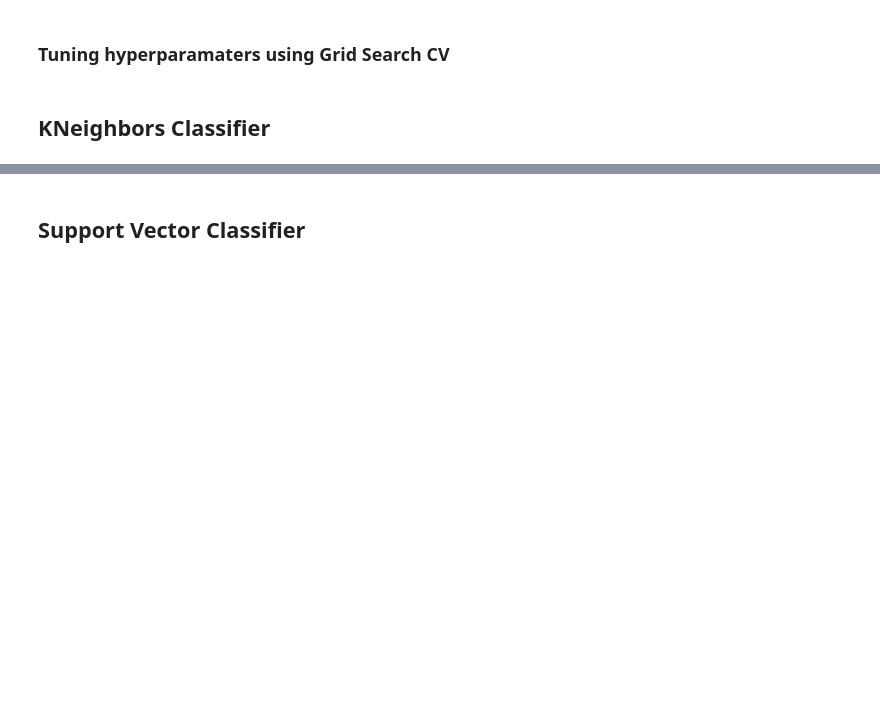
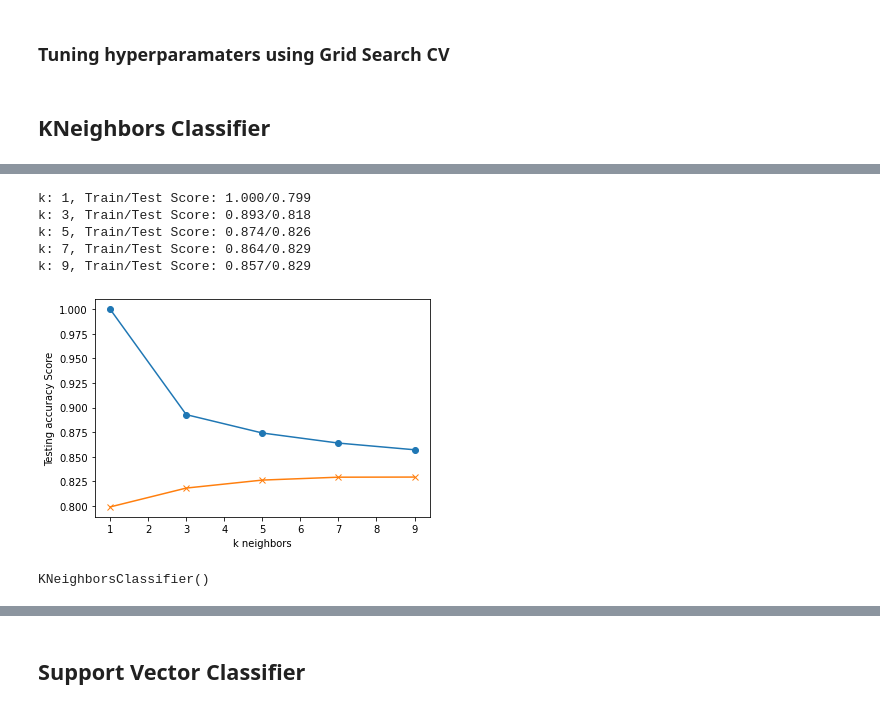
Before and after one commit to pandeysudip/income-prediction, a Jupyter notebook: Model_building.ipynb, the cells around one changed output, grey strips where cells are left out. Saved outputs shown, nothing was run; the diff lists cells and outputs as text; code cells hidden in the pictures; blank space fills up the shorter version.

```diff
--- a/Model_building.ipynb
+++ b/Model_building.ipynb
@@ -307,0 +430,34 @@ ROC Curve
+# %%
+# Loop through different k values to find which has the highest accuracy.
+train_scores = []
+test_scores = []
+for k in range(1, 10, 2):
+    knn = KNeighborsClassifier(n_neighbors=k)
+    knn.fit(X_train_scaled, y_train)
+    tra_score = knn.score(X_train_scaled, y_train)
+    tes_score = knn.score(X_test_scaled, y_test)
+    train_scores.append(tra_score)
+    test_scores.append(tes_score)
+    print(f"k: {k}, Train/Test Score: {tra_score:.3f}/{tes_score:.3f}")
+
+#plotting knn scores
+plt.plot(range(1, 10, 2), train_scores, marker='o')
+plt.plot(range(1, 10, 2), test_scores, marker="x")
+plt.xlabel("k neighbors")
+plt.ylabel("Testing accuracy Score")
+plt.show()
+# %% [output]
+k: 1, Train/Test Score: 1.000/0.799
+k: 3, Train/Test Score: 0.893/0.818
+k: 5, Train/Test Score: 0.874/0.826
+k: 7, Train/Test Score: 0.864/0.829
+k: 9, Train/Test Score: 0.857/0.829
+[figure, added]
+# %%
+# Creating a Kneighbors classifier model on the scaled data
+knn_5= KNeighborsClassifier(n_neighbors=5)
+
+# Fit the model to the data
+knn_5.fit(X_train_scaled, y_train)
+# %% [output]
+KNeighborsClassifier()
```
Also changed, not shown: parts of 33 cells of this notebook.
